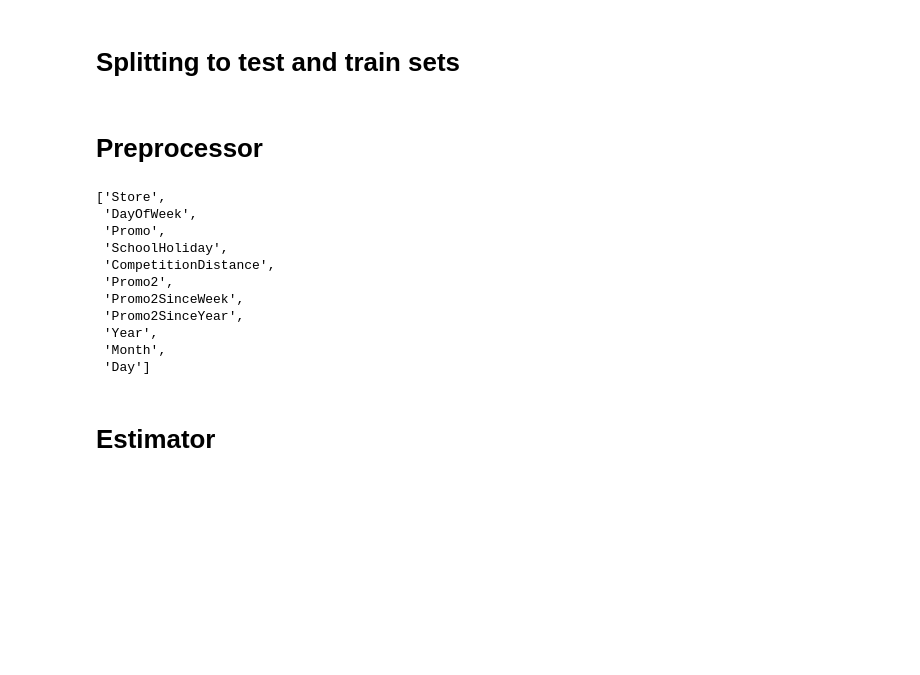
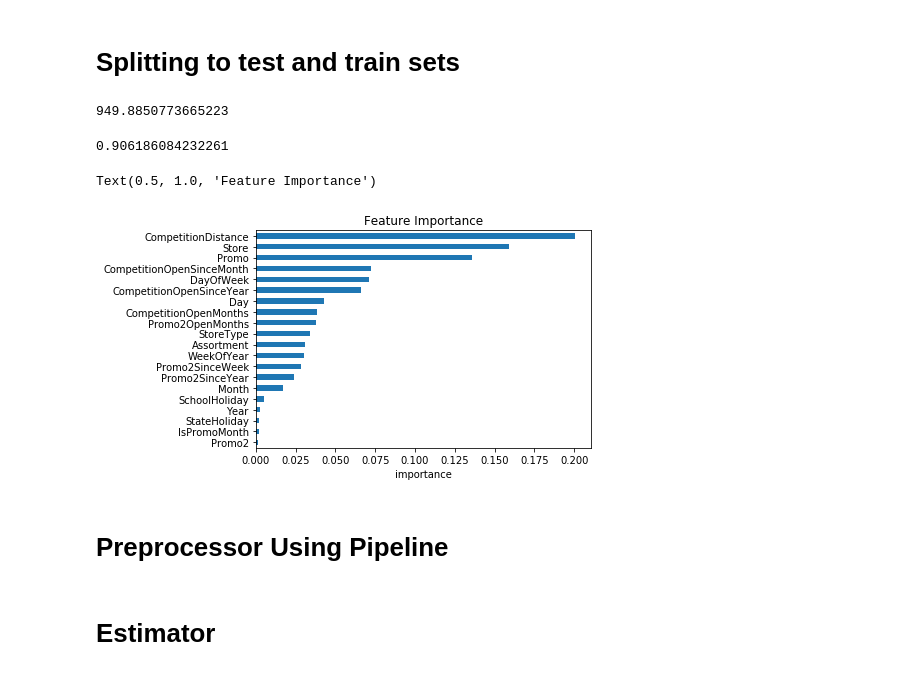
Before and after one commit to Theehawau/Sales-Prediction, a Jupyter notebook: notebooks/modelling-pipeline.ipynb, the cells around one changed output. Saved outputs shown, nothing was run; the diff lists cells and outputs as text; code cells hidden in the pictures; blank space fills up the shorter version.

```diff
--- a/notebooks/modelling-pipeline.ipynb
+++ b/notebooks/modelling-pipeline.ipynb
@@ -35,10 +124,46 @@ get_date_features(X,'Date')
+# %%
+y.reset_index().drop(columns=['index'], inplace =True)
+X.reset_index().drop(columns=['index'], inplace =True)
 # %% [markdown]
 # Splitting to test and train sets
+# %%
+from sklearn.preprocessing import StandardScaler
+sc_X = StandardScaler()
+X = sc_X.fit_transform(X)
 # %%
 from sklearn.model_selection import train_test_split
 X_train, X_test, y_train, y_test = train_test_split(X, y, test_size=0.2, random_state=123)
+# %%
+# try random forest
+from sklearn.ensemble import RandomForestRegressor
+
+clf = RandomForestRegressor(n_estimators = 15)
+clf.fit(X_train, y_train)
+# validation
+y_pred = clf.predict(X_test)
+print(np.sqrt(mean_squared_error(y_test, y_pred)))
+# %% [output]
+949.8850773665223
+# %%
+print(r2_score(y_test, y_pred))
+# %% [output]
+0.906186084232261
+# %%
+features = ['Store', 'DayOfWeek', 'Promo', 'StateHoliday', 'SchoolHoliday',
+       'StoreType', 'Assortment', 'CompetitionDistance',
+       'CompetitionOpenSinceMonth', 'CompetitionOpenSinceYear', 'Promo2',
+       'Promo2SinceWeek', 'Promo2SinceYear', 'Year', 'Month', 'Day',
+       'WeekOfYear', 'CompetitionOpenMonths', 'Promo2OpenMonths', 'IsPromoMonth']
+# %%
+feat_importances = pd.Series(clf.feature_importances_, index=features)
+feat_importances.sort_values(ascending = True).plot(kind='barh')
+plt.xlabel('importance')
+plt.title('Feature Importance')
+# %% [output]
+Text(0.5, 1.0, 'Feature Importance')
+[figure, added]
 # %% [markdown]
-# Preprocessor
+# Preprocessor Using Pipeline
 # %%
 from sklearn.preprocessing import StandardScaler, OneHotEncoder
 from sklearn.impute import SimpleImputer
@@ -50,14 +173,0 @@ categorical_features = X.select_dtypes(include=['object']).columns.to_list()
-# %%
-numeric_features
-# %% [output]
-['Store',
- 'DayOfWeek',
- 'Promo',
- 'SchoolHoliday',
- 'CompetitionDistance',
- 'Promo2',
- 'Promo2SinceWeek',
- 'Promo2SinceYear',
- 'Year',
- 'Month',
- 'Day']
```
Also changed, not shown: parts of 15 cells of this notebook.
